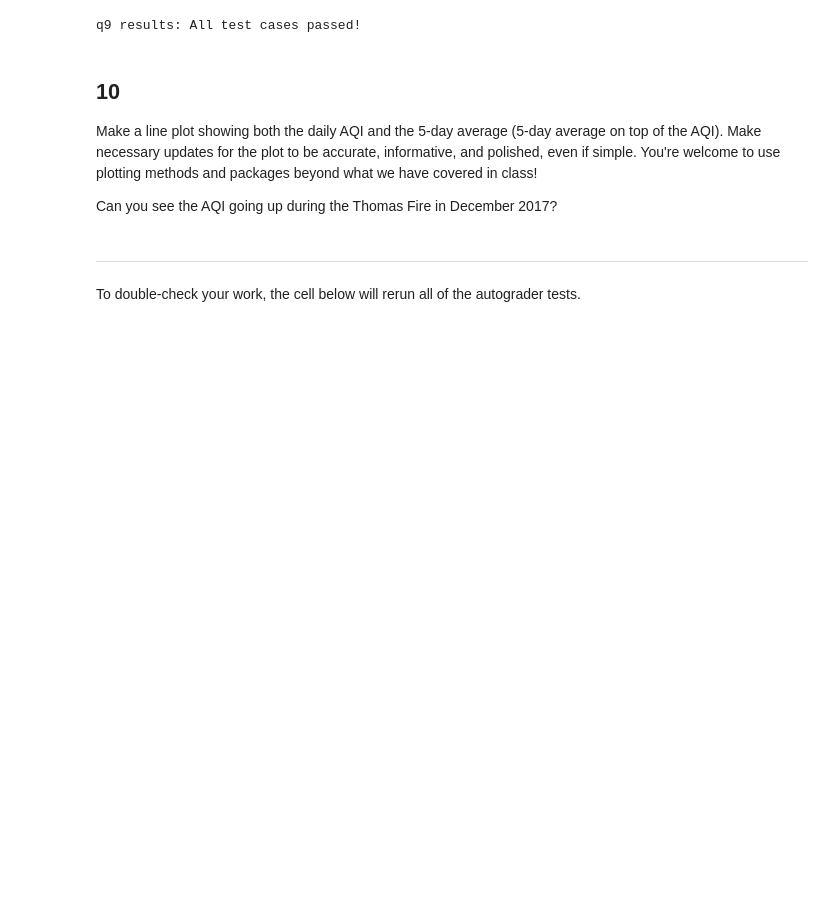
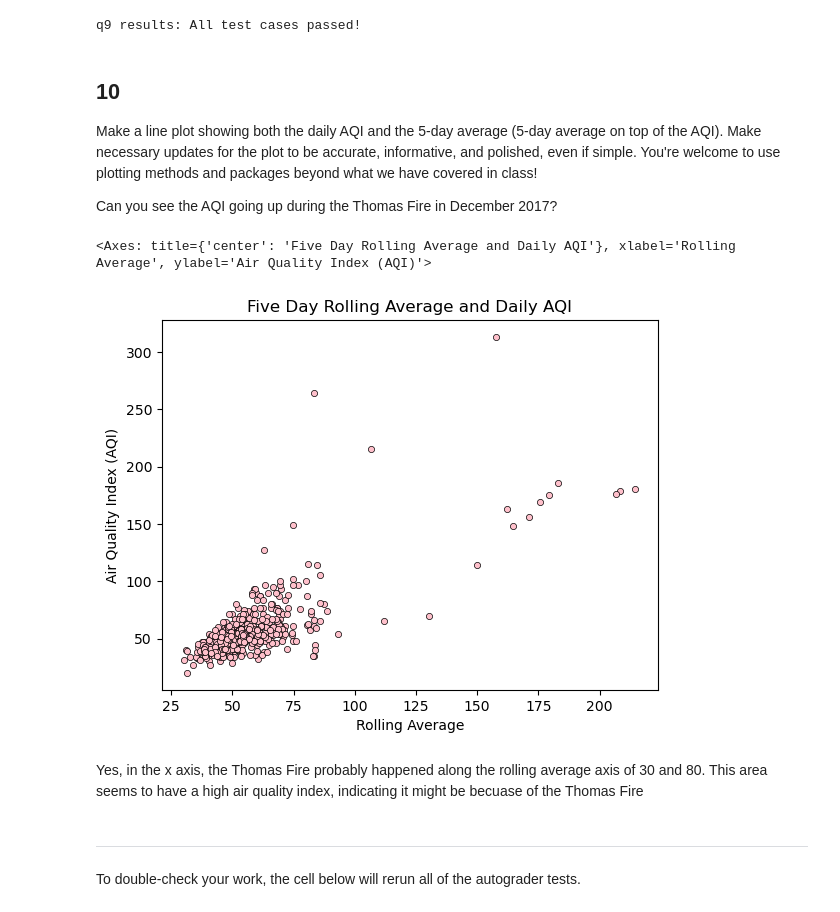
Before and after one commit to marietolteca00/eds220-hwk2, a Jupyter notebook: task3/hwk2-task3-aqi.ipynb, the cells around one changed output. Saved outputs shown, nothing was run; the diff lists cells and outputs as text; code cells hidden in the pictures; blank space fills up the shorter version.

Commit message:
Completed exercise 10, creating a plot of aqi_sb. Updated with comments.

```diff
--- a/task3/hwk2-task3-aqi.ipynb
+++ b/task3/hwk2-task3-aqi.ipynb
@@ -364,6 +364,30 @@ q9 results: All test cases passed!
 Make a line plot showing both the daily AQI and the 5-day average (5-day average on top of the AQI). Make necessary updates for the plot to be accurate, informative, and polished, even if simple. You're welcome to use plotting methods and packages beyond what we have covered in class!
 
 Can you see the AQI going up during the Thomas Fire in December 2017?
+# %%
+aqi_sb.plot(kind='scatter', # Type of plot
+        # Setting X axis
+           x = 'five_day_average',
+        # Setting X axis
+           y = 'aqi',
+            # Changing X label
+            xlabel = 'Rolling Average',
+            # Changing X label
+            ylabel = 'Air Quality Index (AQI)',
+            # Changing Title
+            title = 'Five Day Rolling Average and Daily AQI',
+            # Setting dot color
+            color = "pink",
+            # Outline color of dots
+            edgecolors='black',
+            # Outline thickness
+            linewidth=0.5
+           )
+# %% [output]
+<Axes: title={'center': 'Five Day Rolling Average and Daily AQI'}, xlabel='Rolling Average', ylabel='Air Quality Index (AQI)'>
+[figure, added]
+# %% [markdown]
+Yes, in the x axis, the Thomas Fire probably happened along the rolling average axis of 30 and 80. This area seems to have a high air quality index, indicating it might be becuase of the Thomas Fire
 # %% [markdown]
 ---
 
```
